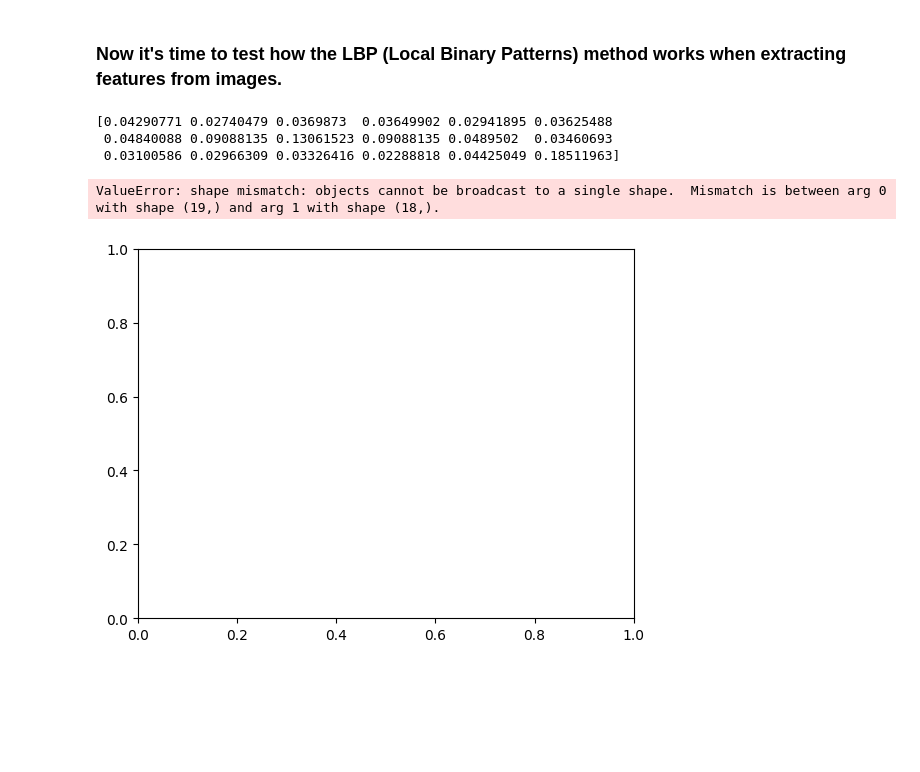
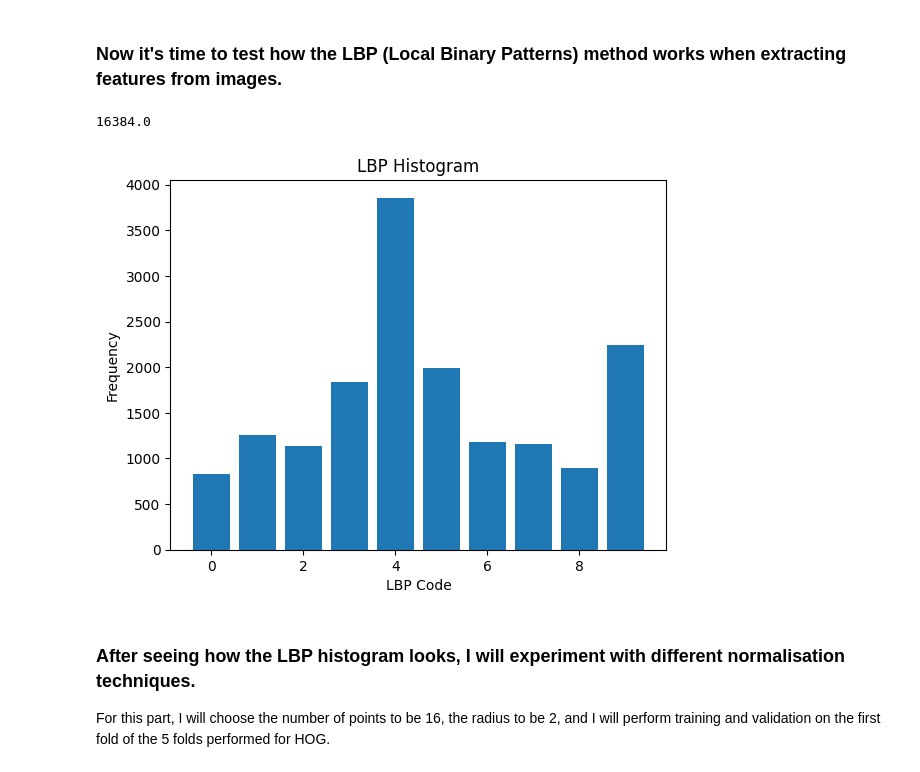
Before and after one commit to AndreiLucianRadulescu/Individual-Project, a Jupyter notebook: src/linear_classifiers_lbp.ipynb, the cells around one changed output. Drawn from its saved outputs; the diff is of its cells as text; code cells hidden in the pictures; blank space fills up the shorter version.

```diff
--- a/src/linear_classifiers_lbp.ipynb
+++ b/src/linear_classifiers_lbp.ipynb
@@ -15,27 +21,26 @@ all_images = os.listdir(all_images_path)
 def extract_lbp(imagepath, num_points, radius):
     rgb_image = cv2.imread(f"{all_images_path}/{imagepath}")
     gray_image = cv2.cvtColor(rgb_image, cv2.COLOR_BGR2GRAY)
-    lbp = local_binary_pattern(gray_image, num_points, radius, method="uniform")
+
+    lbp = local_binary_pattern(gray_image, num_points, radius, method='uniform')
     (histogram, _) = np.histogram(lbp.ravel(), bins=np.arange(0, num_points+3), range = (0, num_points+2))
 
     histogram = histogram.astype("float")
-    histogram /= histogram.sum()
-
     return histogram
 # %%
-P = 16
+P = 8
 R = 2
 x = extract_lbp(all_images[0], P, R)
-print(x)
+print(sum(x))
 # Plot the histogram
 plt.bar(np.arange(0, P+2), x, align='center')
 plt.title('LBP Histogram')
 plt.xlabel('LBP Code')
 plt.ylabel('Frequency')
 plt.show()
 # %% [output]
-[0.04290771 0.02740479 0.0369873  0.03649902 0.02941895 0.03625488
- 0.04840088 0.09088135 0.13061523 0.09088135 0.0489502  0.03460693
- 0.03100586 0.02966309 0.03326416 0.02288818 0.04425049 0.18511963]
+16384.0
-ValueError: shape mismatch: objects cannot be broadcast to a single shape.  Mismatch is between arg 0 with shape (19,) and arg 1 with shape (18,).
-[figure, old version]
+[figure, new version]
+# %% [markdown]
+### After seeing how the LBP histogram looks, I will experiment with different normalisation techniques.
+For this part, I will choose the number of points to be 16, the radius to be 2, and I will perform training and validation on the first fold of the 5 folds performed for HOG.
```
Also changed, not shown: parts of 11 cells of this notebook.
